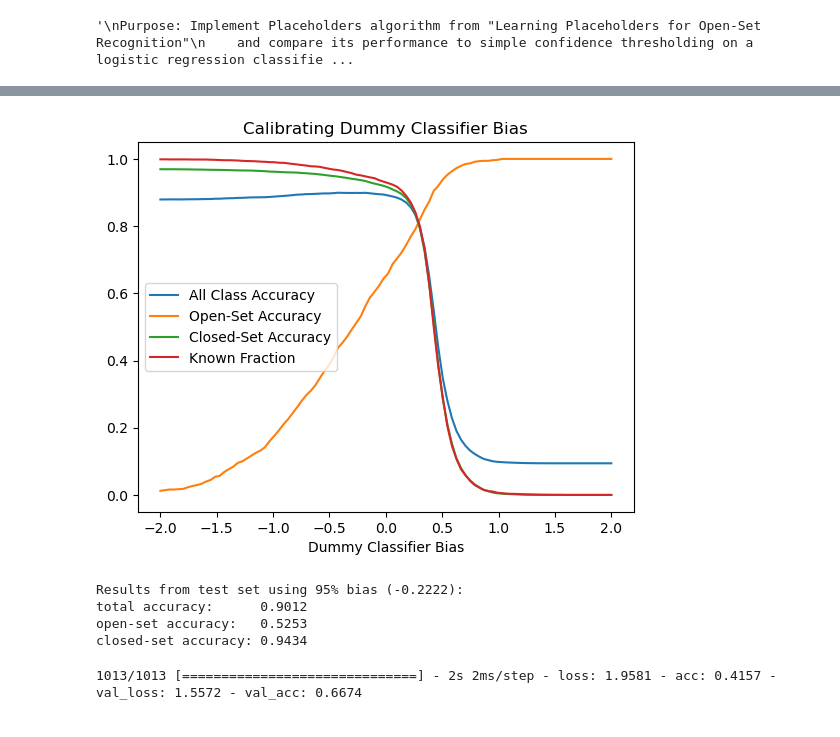
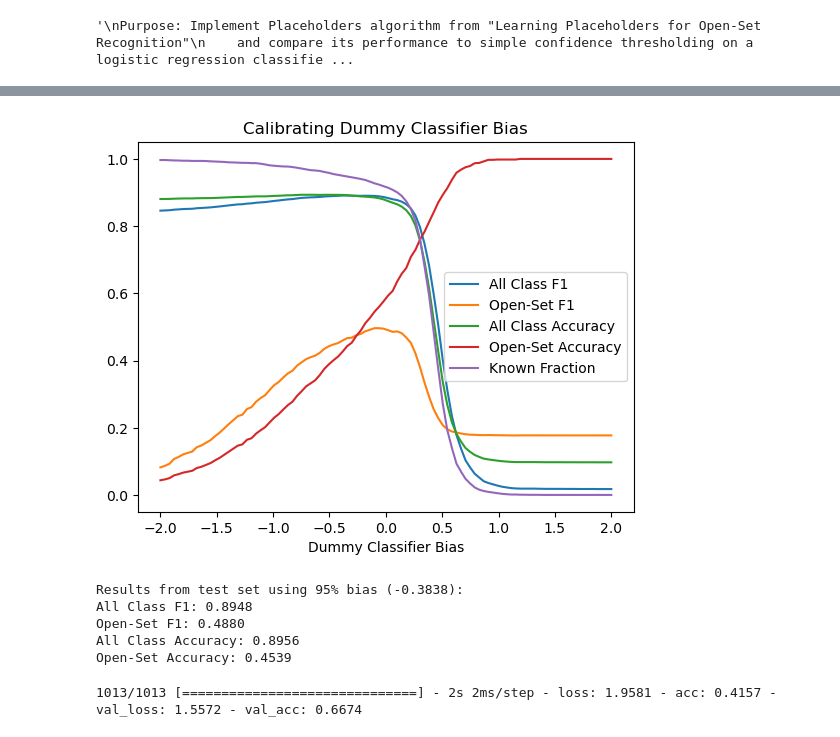
Before and after one commit to anhardy/CSE-576-Group-Project, a Jupyter notebook: placeholders_experiments.ipynb, the cells around one changed output, grey strips where cells are left out. Cells and saved outputs as stored; diff of their text form; code cells hidden in the pictures.

Commit message:
modified to use F1 scores in place of accuracy

```diff
--- a/placeholders_experiments.ipynb
+++ b/placeholders_experiments.ipynb
@@ -189,16 +190,20 @@ X_train_closed, y_train_closed = remove_classes_from_dataset(X_train, y_train, o
 
 pre_dim = post_dim = 50
 model = StandardLogisticRegressionModel(pre_dim, post_dim, NUM_CLASSES - 1)
-model.compile(optimizer='adam', loss=ce_loss, metrics=[tf.keras.metrics.CategoricalAccuracy(name='acc')])
+model.compile(
+    optimizer='adam',
+    loss=ce_loss,
+    metrics=[tfa.metrics.F1Score(name='f1', num_classes=NUM_CLASSES - 1, average='macro')]
+)
 y_train_one_hot = tf.one_hot(tf.cast(y_train_closed, tf.int64), depth=model.num_classes)
 history = model.fit(X_train_closed, y_train_one_hot, epochs=15, validation_split=.2)
 
 train_loss = history.history['loss']
 val_loss = history.history['val_loss']
-plot_loss(train_loss, val_loss)
+plot_training_metric(train_loss, val_loss, 'Loss')
 
-train_acc = history.history['acc']
-val_acc = history.history['val_acc']
-plot_acc(train_acc, val_acc)
+train_f1 = history.history['f1']
+val_f1 = history.history['val_f1']
+plot_training_metric(train_f1, val_f1, 'F1 Score')
 # %% [output]
 Epoch 1/15
@@ -256,9 +261,10 @@ threshold_values = np.linspace(0, 1, 100)
 target_known_fraction = .95
 
 metrics = {
+    'All Class F1': lambda *x: f1_score(*x, average='macro'),
+    'Open-Set F1': open_set_f1_score,
     'All Class Accuracy': accuracy,
     'Open-Set Accuracy': open_set_accuracy,
-    'Closed-Set Accuracy': closed_set_accuracy,
 }
 
 # split validation set into an open validation set and a closed validation set
@@ -283,9 +289,9 @@ threshold = tune_model_param(
 # convert instances of class labels in the open set to -1
 y_test_open = modify_open_set_labels(y_test, open_set_class_labels)
 
-y_pred = threshold_predict(X_test, model, threshold_value[best_total_acc_idx])
+y_pred = threshold_predict(X_test, model, threshold)
 print('Results from test set using 95% threshold ({:.4f}):'.format(threshold))
-print('total accuracy:      {:.4f}'.format(float(accuracy(y_test_open, y_pred))))
-print('open-set accuracy:   {:.4f}'.format(float(open_set_accuracy(y_test_open, y_pred))))
-print('closed-set accuracy: {:.4f}'.format(float(closed_set_accuracy(y_test_open, y_pred))))
+for metric in metrics:
+    metric_func = metrics[metric]
+    print('{}: {:.4f}'.format(metric, metric_func(y_test_open, y_pred)))
 # %% [output]
@@ -353,7 +360,7 @@ loss = lambda *x: ce_loss_for_placeholders(*x, beta)
 model.compile(
     optimizer='adam',
     loss=loss,
-    metrics=[tf.keras.metrics.CategoricalAccuracy(name='acc')]
+    metrics=[tfa.metrics.F1Score(name='f1', num_classes=NUM_CLASSES, average='macro')]
 )
 # The "+ 1"s below add an additional column of zeros to the one-hot encodings for
 # the dummy class
@@ -362,10 +369,10 @@ history = model.fit(X_train_closed, y_train_one_hot, epochs=25, validation_split
 
 train_loss = history.history['loss']
 val_loss = history.history['val_loss']
-plot_loss(train_loss, val_loss)
+plot_training_metric(train_loss, val_loss, 'Loss')
 
-train_acc = history.history['acc']
-val_acc = history.history['val_acc']
-plot_acc(train_acc, val_acc)
+train_f1 = history.history['f1']
+val_f1 = history.history['val_f1']
+plot_training_metric(train_f1, val_f1, 'F1 Score')
 # %% [output]
 Epoch 1/25
@@ -399,45 +406,47 @@ target_known_fraction = .95
 bias_values = np.linspace(-2, 2, 100)
 
 metrics = {
+    'All Class F1': lambda *x: f1_score(*x, average='macro'),
+    'Open-Set F1': open_set_f1_score,
     'All Class Accuracy': accuracy,
     'Open-Set Accuracy': open_set_accuracy,
-    'Closed-Set Accuracy': closed_set_accuracy,
 }
 
 # split validation set into an open validation set and a closed validation set
 X_val_open, X_val_closed, y_val_open, y_val_closed = validation_split(X_val, y_val, val_size=.5)
 # convert instances of class labels in the open set to -1
 y_val_open = modify_open_set_labels(y_val_open, open_set_class_labels)
 # remove open-set samples from the closed-set validation data
 X_val_closed, y_val_closed = remove_classes_from_dataset(X_val_closed, y_val_closed, open_set_class_labels)
 
 val_closed = {'X': X_val_closed, 'y': y_val_closed}
 val_open = {'X': X_val_open, 'y': y_val_open}
 
 param_name = 'Dummy Classifier Bias'
 objective_name = 'Known Fraction'
 bias = tune_model_param(
     model, val_closed, val_open, bias_values, param_name, placeholders_predict,
     known_fraction, target_known_fraction, objective_name, metrics, plot=True
 )
 model.bias = bias
 
 # Evaluate on test set
 
 # convert instances of class labels in the open set to -1
 y_test_open = modify_open_set_labels(y_test, open_set_class_labels)
 
 y_pred = model.predict(X_test)
 print('Results from test set using 95% bias ({:.4f}):'.format(bias))
-print('total accuracy:      {:.4f}'.format(float(accuracy(y_test_open, y_pred))))
-print('open-set accuracy:   {:.4f}'.format(float(open_set_accuracy(y_test_open, y_pred))))
-print('closed-set accuracy: {:.4f}'.format(float(closed_set_accuracy(y_test_open, y_pred))))
+for metric in metrics:
+    metric_func = metrics[metric]
+    print('{}: {:.4f}'.format(metric, metric_func(y_test_open, y_pred)))
 # %% [output]
-[figure, old version]
+[figure, new version]
-Results from test set using 95% bias (-0.2222):
-total accuracy:      0.9012
-open-set accuracy:   0.5253
-closed-set accuracy: 0.9434
+Results from test set using 95% bias (-0.3838):
+All Class F1: 0.8948
+Open-Set F1: 0.4880
+All Class Accuracy: 0.8956
+Open-Set Accuracy: 0.4539
 # %%
 ### THE CODE BELOW IS A WORK IN PROGRESS AND DOES NOT CURRENTLY RUN ###
 
```
Also changed, not shown: parts of 8 cells of this notebook.
